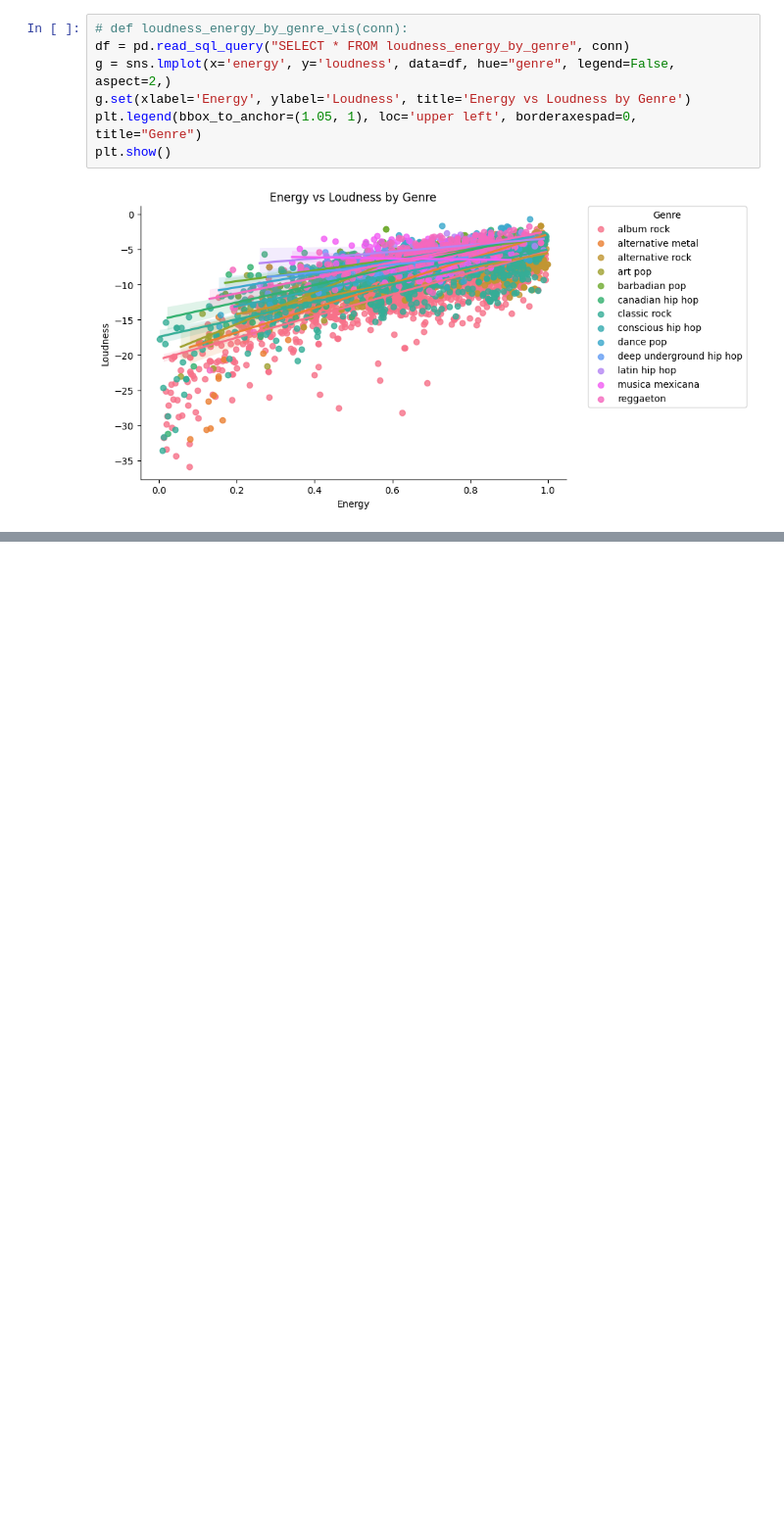
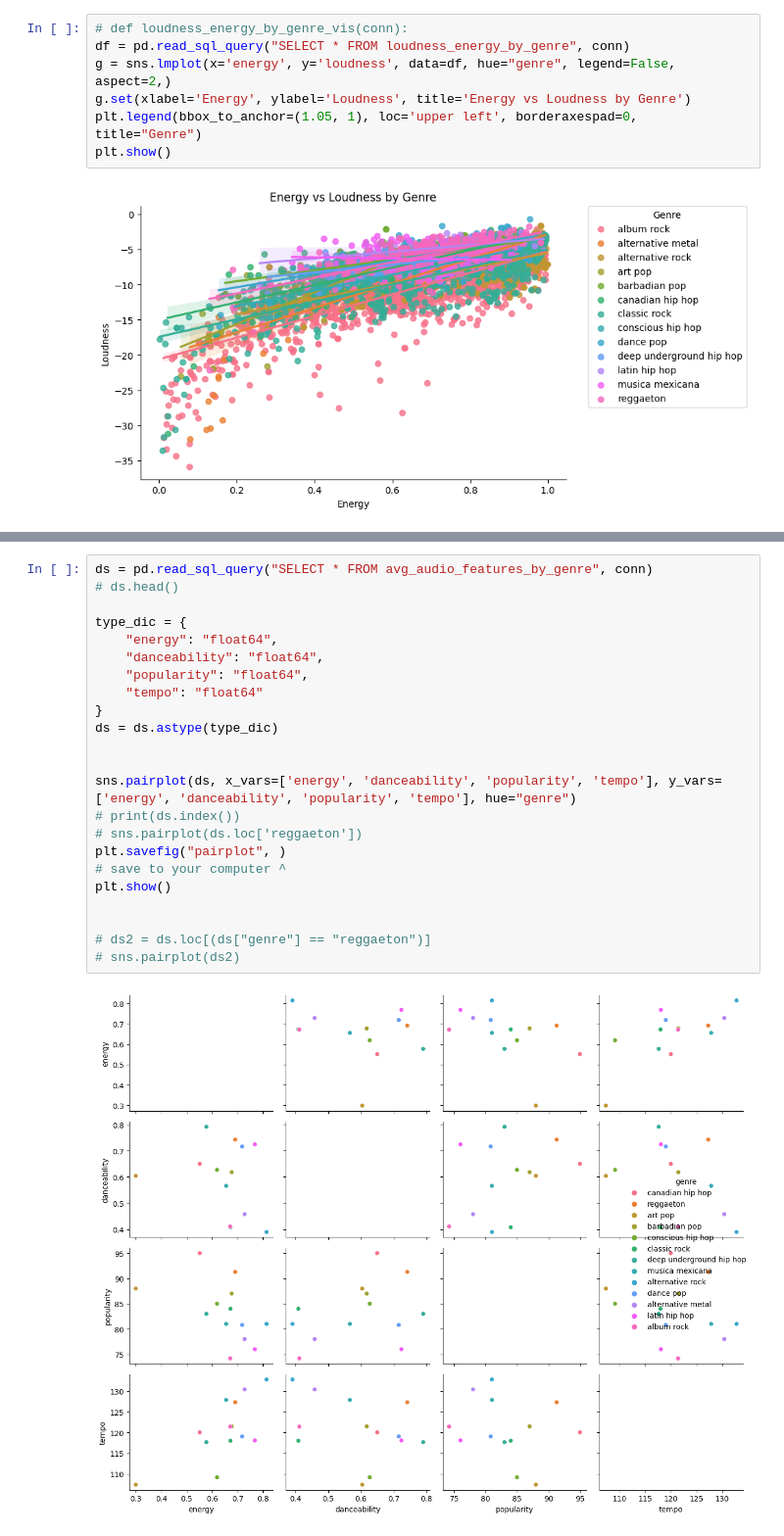
Before and after one commit to yeseniaramirez14/onramp_project, a Jupyter notebook: visualizations.ipynb, the cells around one changed output, grey strips where cells are left out. Shown at 98% size. Cells and saved outputs as stored; diff of their text form; blank space fills up the shorter version.

```diff
--- a/visualizations.ipynb
+++ b/visualizations.ipynb
@@ -64,0 +126,25 @@ plt.show()
+# %%
+ds = pd.read_sql_query("SELECT * FROM avg_audio_features_by_genre", conn)
+# ds.head()
+
+type_dic = {
+    "energy": "float64",
+    "danceability": "float64",
+    "popularity": "float64",
+    "tempo": "float64"
+}
+ds = ds.astype(type_dic)
+
+
+sns.pairplot(ds, x_vars=['energy', 'danceability', 'popularity', 'tempo'], y_vars=['energy', 'danceability', 'popularity', 'tempo'], hue="genre")
+# print(ds.index())
+# sns.pairplot(ds.loc['reggaeton'])
+plt.savefig("pairplot", )
+# save to your computer ^
+plt.show()
+
+
+# ds2 = ds.loc[(ds["genre"] == "reggaeton")]
+# sns.pairplot(ds2)
+# %% [output]
+[figure, added]
```
Also changed, not shown: parts of 6 cells of this notebook, 2 other files.
